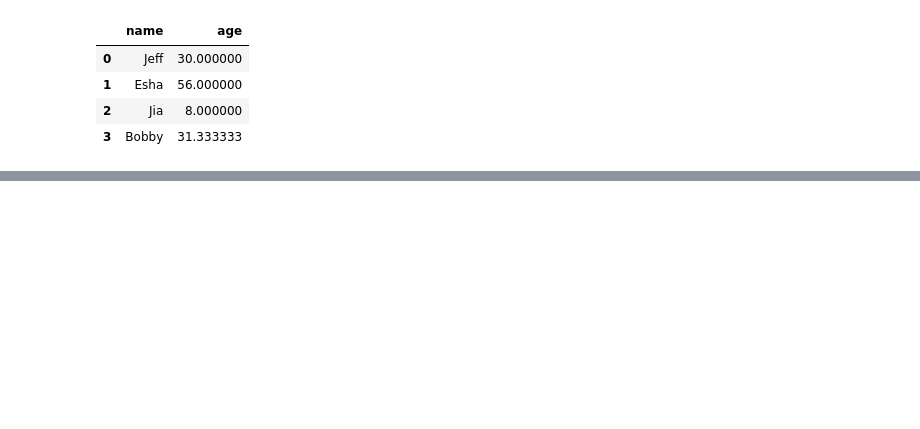
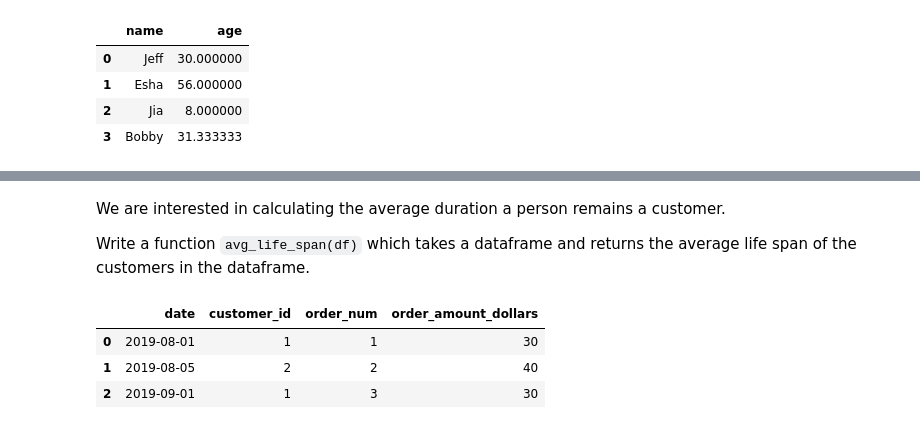
Before and after one commit to agolovini/python-warm-up, a Jupyter notebook: pandaspractice_com.ipynb, the cells around one changed output, grey strips where cells are left out. Saved outputs shown, nothing was run; the diff lists cells and outputs as text; code cells hidden in the pictures; blank space fills up the shorter version.

```diff
--- a/pandaspractice_com.ipynb
+++ b/pandaspractice_com.ipynb
@@ -276,0 +353,11 @@ melter(df)
+# %% [markdown]
+We are interested in calculating the average duration a person remains a customer.
+
+Write a function `avg_life_span(df)` which takes a dataframe and returns the average life span of the customers in the dataframe.
+# %%
+df
+# %% [output]
+|  | date | customer_id | order_num | order_amount_dollars |
+| 0 | 2019-08-01 | 1 | 1 | 30 |
+| 1 | 2019-08-05 | 2 | 2 | 40 |
+| 2 | 2019-09-01 | 1 | 3 | 30 |
```
Also changed, not shown: parts of 63 cells of this notebook.
